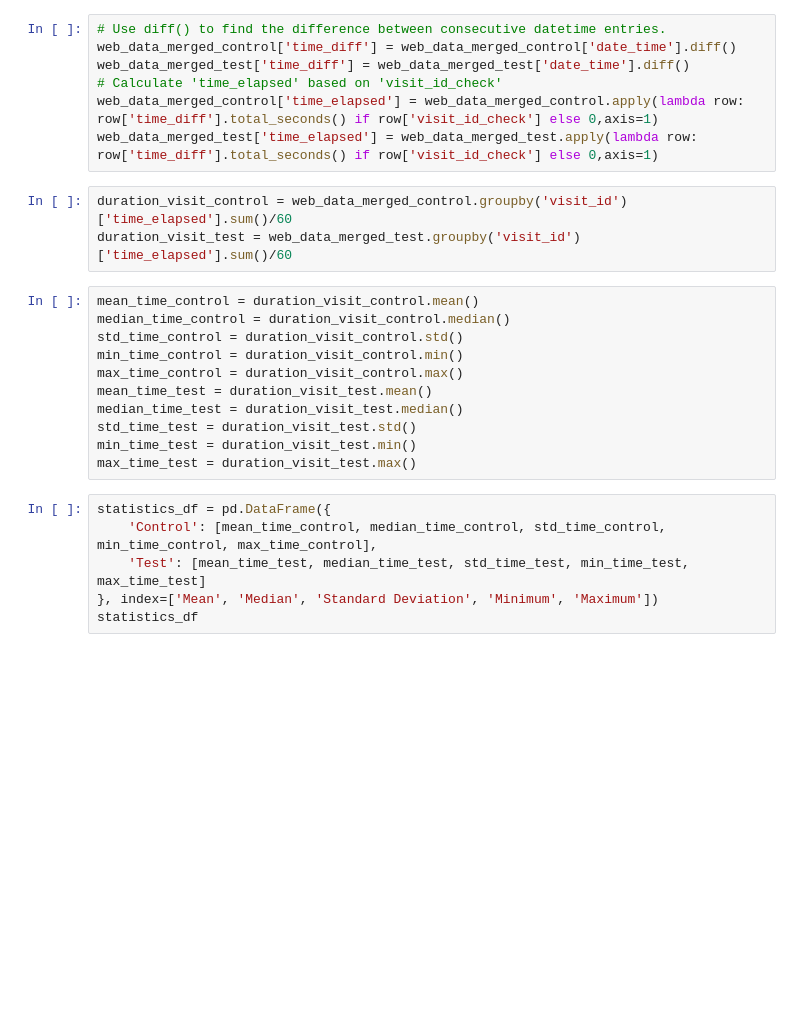
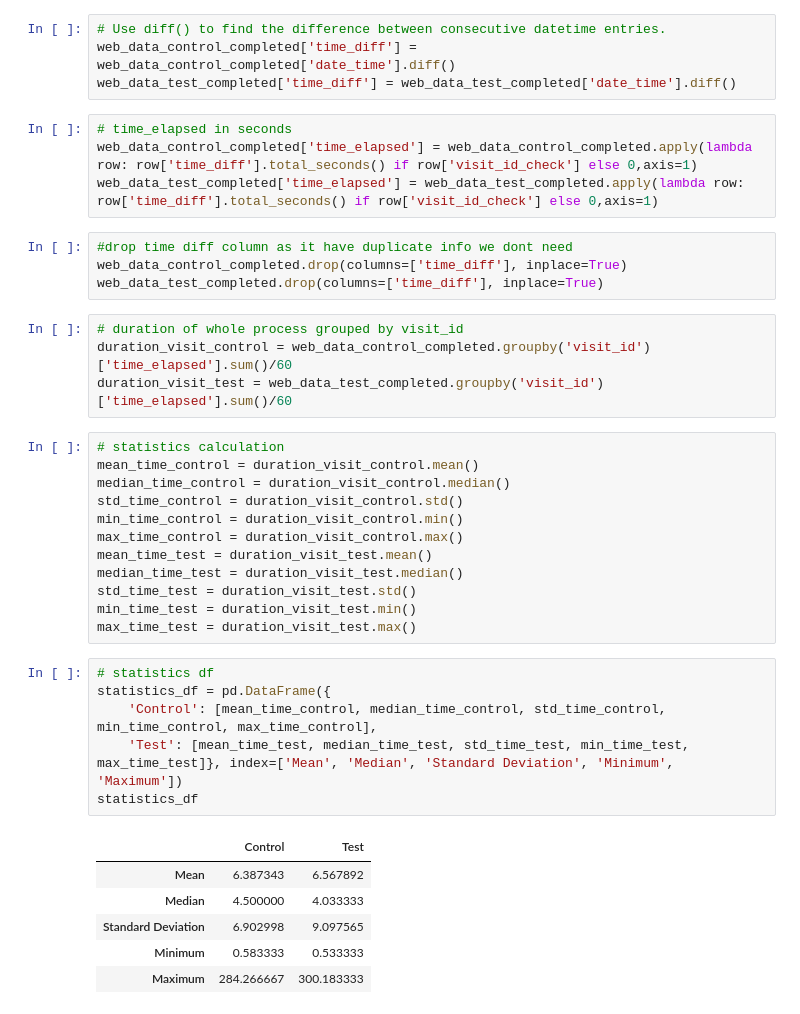
Before and after one commit to mjpacko/project_week5_6, a Jupyter notebook: notebooks/notebook_project_week5_6_kpi_af.ipynb, the cells around one changed output. Saved outputs shown, nothing was run; the diff lists cells and outputs as text; blank space fills up the shorter version.

```diff
--- a/notebooks/notebook_project_week5_6_kpi_af.ipynb
+++ b/notebooks/notebook_project_week5_6_kpi_af.ipynb
@@ -38,14 +78,21 @@ web_data_merged_test['visit_id_check'] = web_data_merged_test['visit_id'] == web
 # %%
 # Use diff() to find the difference between consecutive datetime entries.
-web_data_merged_control['time_diff'] = web_data_merged_control['date_time'].diff()
-web_data_merged_test['time_diff'] = web_data_merged_test['date_time'].diff()
-# Calculate 'time_elapsed' based on 'visit_id_check'
-web_data_merged_control['time_elapsed'] = web_data_merged_control.apply(lambda row: row['time_diff'].total_seconds() if row['visit_id_check'] else 0,axis=1)
-web_data_merged_test['time_elapsed'] = web_data_merged_test.apply(lambda row: row['time_diff'].total_seconds() if row['visit_id_check'] else 0,axis=1)
+web_data_control_completed['time_diff'] = web_data_control_completed['date_time'].diff()
+web_data_test_completed['time_diff'] = web_data_test_completed['date_time'].diff()
+# %%
+# time_elapsed in seconds
+web_data_control_completed['time_elapsed'] = web_data_control_completed.apply(lambda row: row['time_diff'].total_seconds() if row['visit_id_check'] else 0,axis=1)
+web_data_test_completed['time_elapsed'] = web_data_test_completed.apply(lambda row: row['time_diff'].total_seconds() if row['visit_id_check'] else 0,axis=1)
+# %%
+#drop time diff column as it have duplicate info we dont need
+web_data_control_completed.drop(columns=['time_diff'], inplace=True)
+web_data_test_completed.drop(columns=['time_diff'], inplace=True)
 # %%
-duration_visit_control = web_data_merged_control.groupby('visit_id')['time_elapsed'].sum()/60
-duration_visit_test = web_data_merged_test.groupby('visit_id')['time_elapsed'].sum()/60
+# duration of whole process grouped by visit_id
+duration_visit_control = web_data_control_completed.groupby('visit_id')['time_elapsed'].sum()/60
+duration_visit_test = web_data_test_completed.groupby('visit_id')['time_elapsed'].sum()/60
 # %%
+# statistics calculation
 mean_time_control = duration_visit_control.mean()
 median_time_control = duration_visit_control.median()
 std_time_control = duration_visit_control.std()
@@ -57,9 +104,16 @@ std_time_test = duration_visit_test.std()
 min_time_test = duration_visit_test.min()
 max_time_test = duration_visit_test.max()
 # %%
+# statistics df
 statistics_df = pd.DataFrame({
     'Control': [mean_time_control, median_time_control, std_time_control, min_time_control, max_time_control],
-    'Test': [mean_time_test, median_time_test, std_time_test, min_time_test, max_time_test]
-}, index=['Mean', 'Median', 'Standard Deviation', 'Minimum', 'Maximum'])
+    'Test': [mean_time_test, median_time_test, std_time_test, min_time_test, max_time_test]}, index=['Mean', 'Median', 'Standard Deviation', 'Minimum', 'Maximum'])
 statistics_df
+# %% [output]
+|  | Control | Test |
+| Mean | 6.387343 | 6.567892 |
+| Median | 4.500000 | 4.033333 |
+| Standard Deviation | 6.902998 | 9.097565 |
+| Minimum | 0.583333 | 0.533333 |
+| Maximum | 284.266667 | 300.183333 |
 # %%
```
Also changed, not shown: parts of 30 cells of this notebook.
